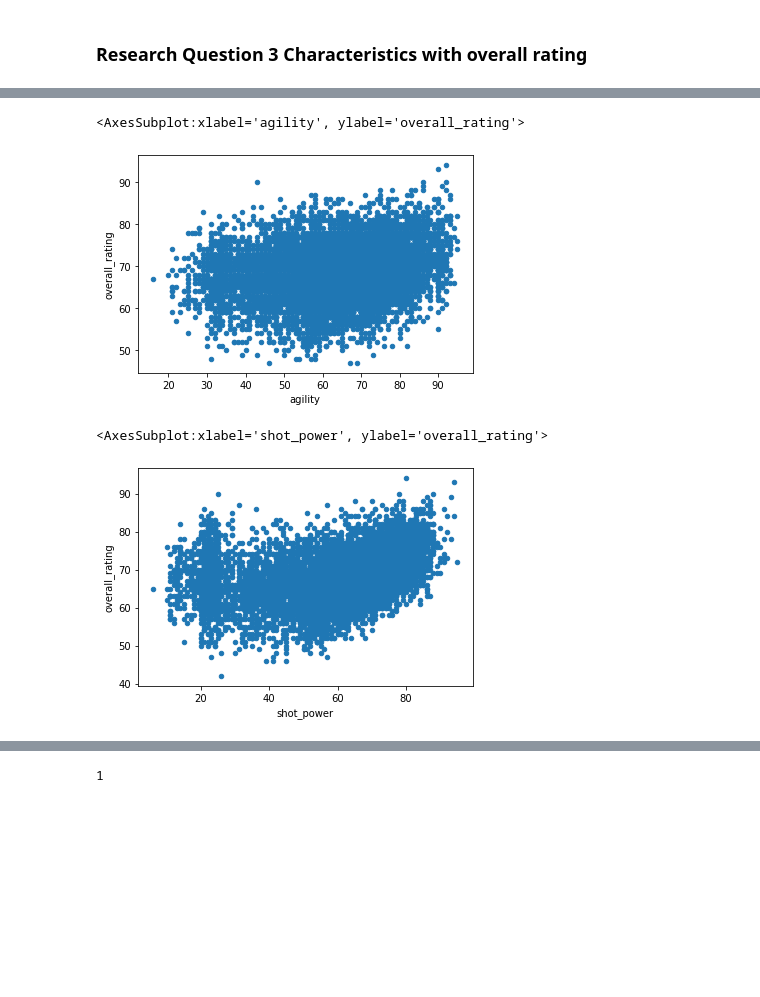
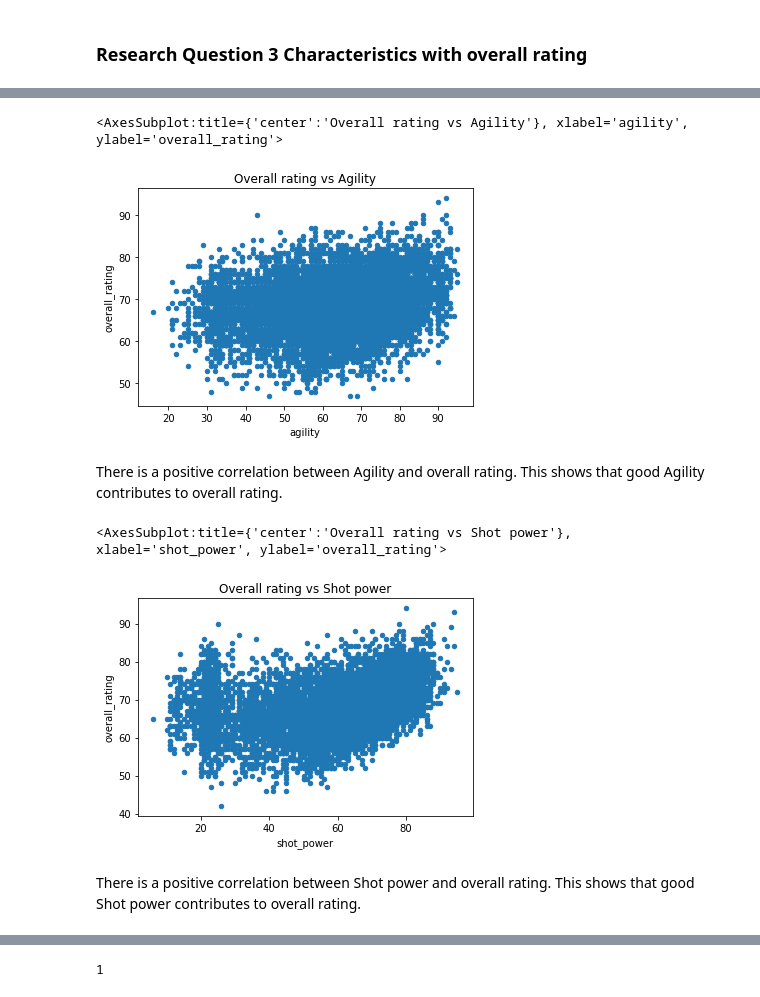
Before and after one commit to Nouh-Abukar/Investigate-a-Dataset, a Jupyter notebook: Investigate_a_Dataset.ipynb, the cells around one changed output, grey strips where cells are left out. Saved outputs shown, nothing was run; the diff lists cells and outputs as text; code cells hidden in the pictures; blank space fills up the shorter version.

```diff
--- a/Investigate_a_Dataset.ipynb
+++ b/Investigate_a_Dataset.ipynb
@@ -428,13 +465,17 @@ df_recent_player_rating.plot(x='heading_accuracy', y='overall_rating', kind='sca
 # %%
-df_recent_player_rating.plot(x='agility', y='overall_rating', kind='scatter')
+df_recent_player_rating.plot(x='agility', y='overall_rating', title ='Overall rating vs Agility', kind='scatter')
 # %% [output]
-<AxesSubplot:xlabel='agility', ylabel='overall_rating'>
+<AxesSubplot:title={'center':'Overall rating vs Agility'}, xlabel='agility', ylabel='overall_rating'>
-[figure, old version]
+[figure, new version]
+# %% [markdown]
+There is a positive correlation between Agility and overall rating. This shows that good Agility contributes to overall rating.
 # %%
-df_recent_player_rating.plot(x='shot_power', y='overall_rating', kind='scatter')
+df_recent_player_rating.plot(x='shot_power', y='overall_rating', title='Overall rating vs Shot power', kind='scatter')
 # %% [output]
-<AxesSubplot:xlabel='shot_power', ylabel='overall_rating'>
+<AxesSubplot:title={'center':'Overall rating vs Shot power'}, xlabel='shot_power', ylabel='overall_rating'>
-[figure, old version]
+[figure, new version]
+# %% [markdown]
+There is a positive correlation between Shot power and overall rating. This shows that good Shot power contributes to overall rating.
 # %% [markdown]
 <a id='conclusions'></a>
 ## Conclusions
```
Also changed, not shown: parts of 21 cells of this notebook.
